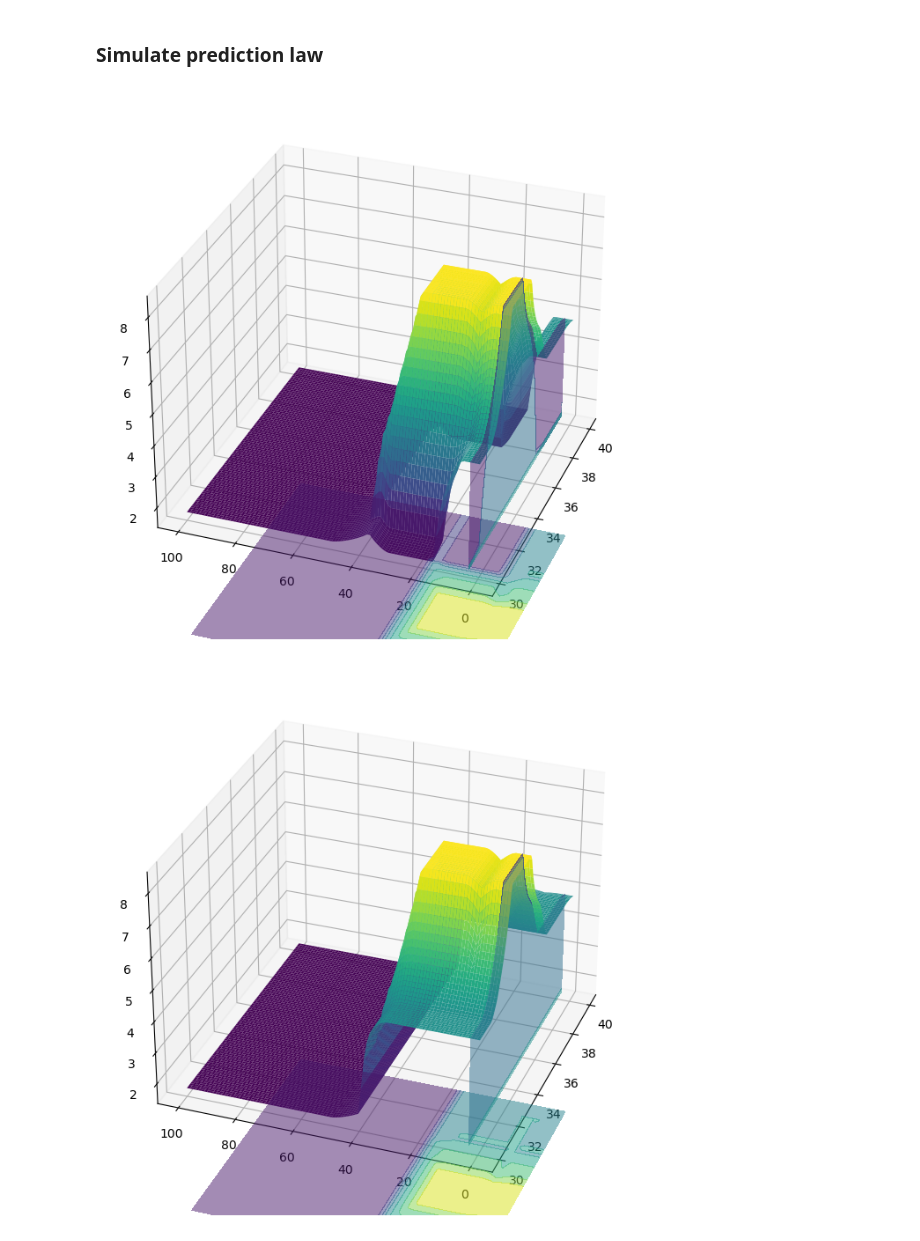
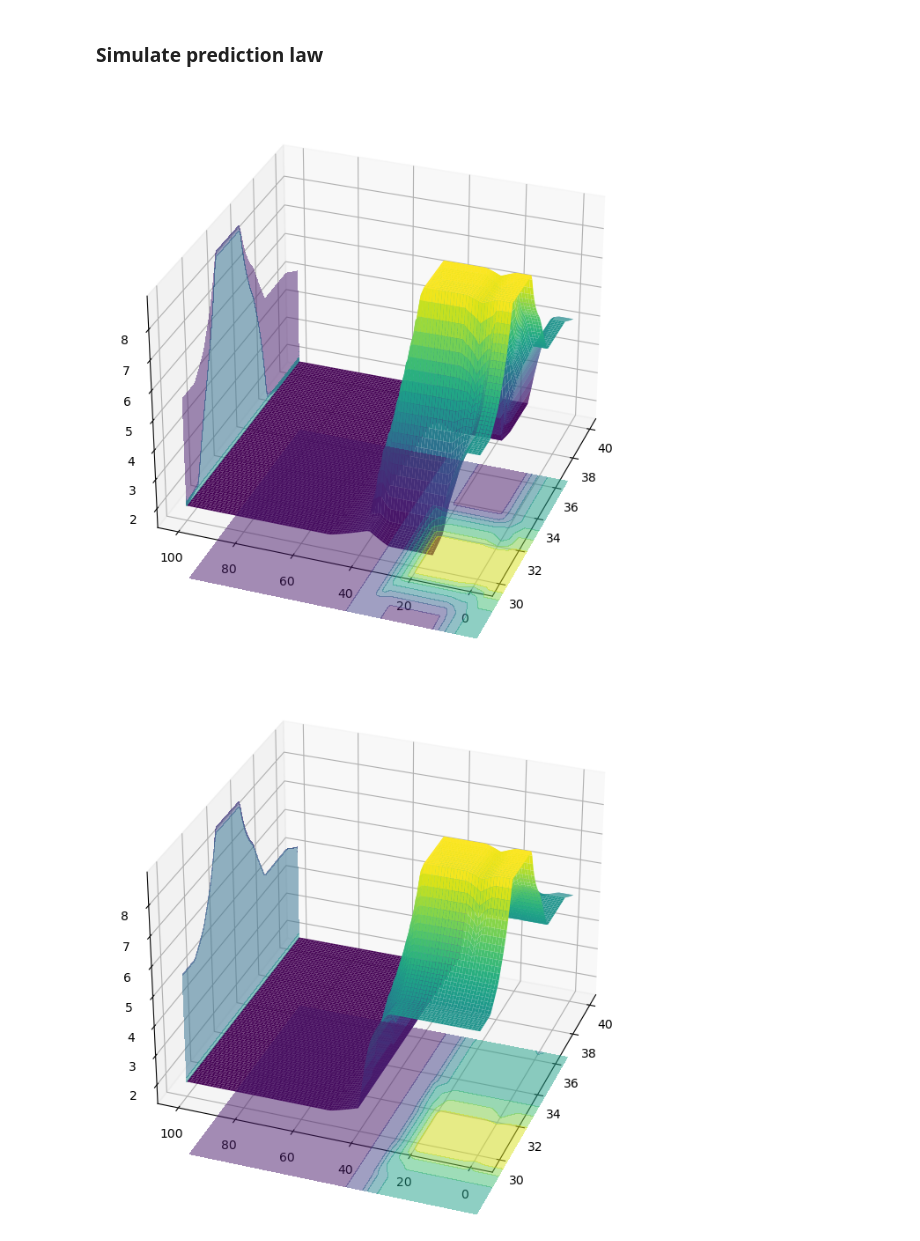
Before and after one commit to DanielProanoGuevara/Exo-sensing, a Jupyter notebook: Processing/ComfortFuzzy.ipynb, the cells around one changed output. Drawn from its saved outputs; the diff is of its cells as text; code cells hidden in the pictures.

```diff
--- a/Processing/ComfortFuzzy.ipynb
+++ b/Processing/ComfortFuzzy.ipynb
@@ -36,8 +36,8 @@ force.view()
 [figure]
 # %%
 comfort = ctrl.Consequent(np.arange(0,11,1),'Comfort Perception')
-comfort['very_uncomfortable'] = fuzz.gaussmf(comfort.universe, 0, 2)
-comfort['uncomfortable'] = fuzz.gaussmf(comfort.universe, 5, 2)
-comfort['comfortable'] = fuzz.gaussmf(comfort.universe, 10, 2)
+comfort['very_uncomfortable'] = fuzz.trapmf(comfort.universe, [0,0,2,5])
+comfort['uncomfortable'] = fuzz.trapmf(comfort.universe, [2,4,7,9])
+comfort['comfortable'] = fuzz.trapmf(comfort.universe, [7,9,10,10])
 comfort.view()
 # %% [output]
@@ -130,39 +130,39 @@ ax = fig.add_subplot(111, projection='3d')
 surf = ax.plot_surface(x, y, z, rstride=1, cstride=1, cmap='viridis',
                        linewidth=0.4, antialiased=True)
 
-cset = ax.contourf(x, y, z, zdir='z', offset=-2.5, cmap='viridis', alpha=0.5)
+cset = ax.contourf(x, y, z, zdir='z', offset=-0.7, cmap='viridis', alpha=0.5)
 cset = ax.contourf(x, y, z, zdir='x', offset=3, cmap='viridis', alpha=0.5)
-cset = ax.contourf(x, y, z, zdir='y', offset=3, cmap='viridis', alpha=0.5)
+cset = ax.contourf(x, y, z, zdir='y', offset=100, cmap='viridis', alpha=0.5)
 
-ax.view_init(30, 200)
+ax.view_init(30,200)
 # %% [output]
-[figure, old version]
+[figure, new version]
 # %%
 # Mean today temperature
 for i in range(100):
     for j in range(100):
         sim.input['Ambient temperature ºC'] = 25
         sim.input['Skin temperature ºC'] = x[i,j]
         sim.input['Interfacing force [n]'] = y[i,j]
         sim.compute()
         z[i, j] = sim.output['Comfort Perception']
 
 
 # Plot the result in pretty 3D with alpha blending
 
 fig = plt.figure(figsize=(8, 8))
 ax = fig.add_subplot(111, projection='3d')
 
 surf = ax.plot_surface(x, y, z, rstride=1, cstride=1, cmap='viridis',
                        linewidth=0.4, antialiased=True)
 
-cset = ax.contourf(x, y, z, zdir='z', offset=-2.5, cmap='viridis', alpha=0.5)
+cset = ax.contourf(x, y, z, zdir='z', offset=-0.7, cmap='viridis', alpha=0.5)
 cset = ax.contourf(x, y, z, zdir='x', offset=3, cmap='viridis', alpha=0.5)
-cset = ax.contourf(x, y, z, zdir='y', offset=3, cmap='viridis', alpha=0.5)
+cset = ax.contourf(x, y, z, zdir='y', offset=100, cmap='viridis', alpha=0.5)
 
 ax.view_init(30, 200)
 # %% [output]
-[figure, old version]
+[figure, new version]
 # %%
 for i in range(100):
     for j in range(100):
```
Also changed, not shown: parts of 5 cells of this notebook, 2 other files.
